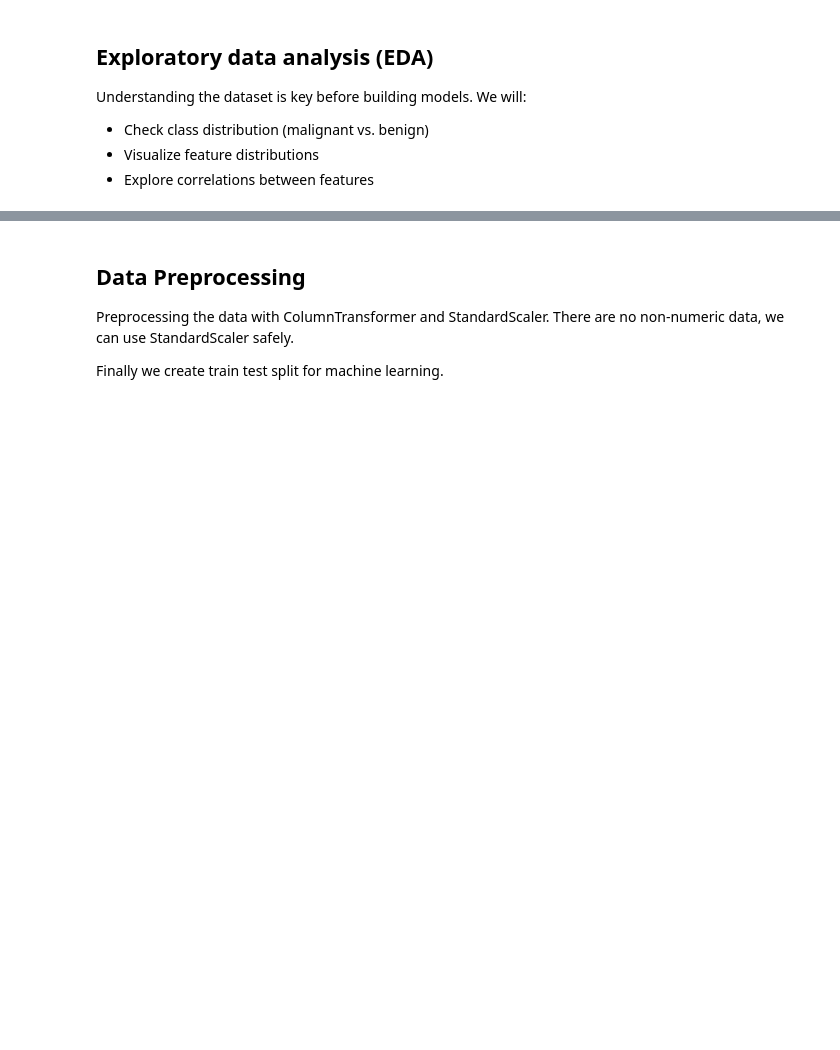
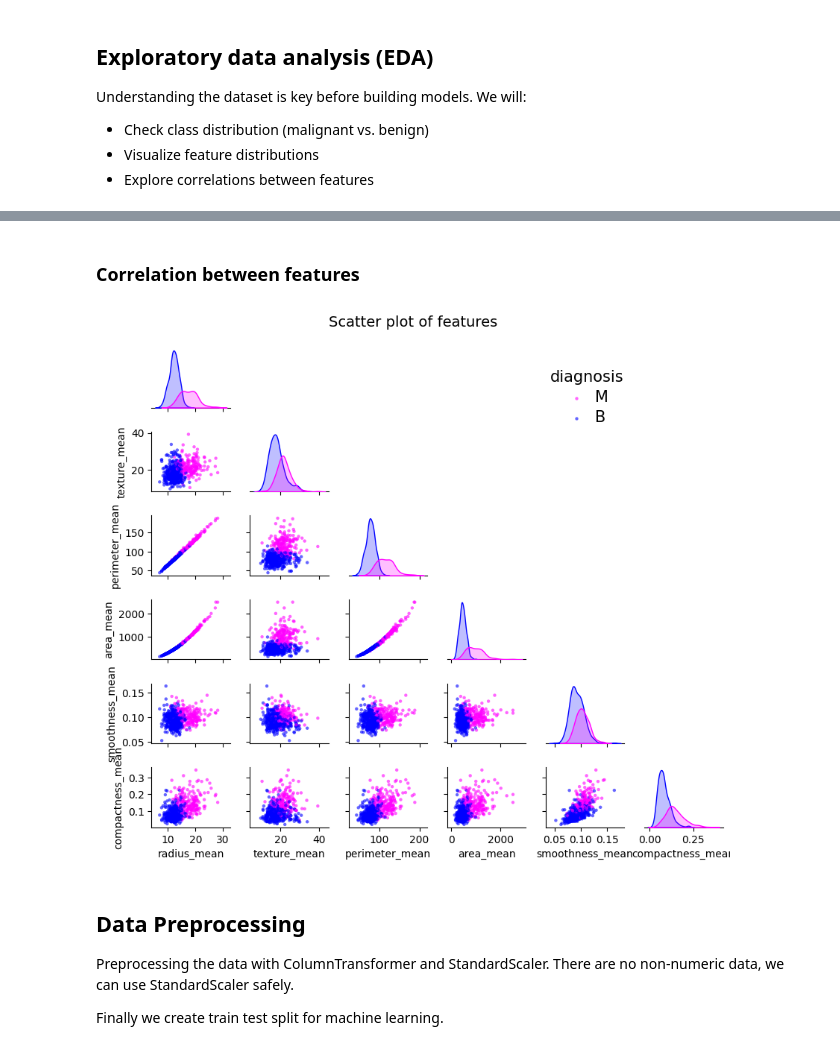
Before and after one commit to MahbubAlam231/BreastCancerPredictAI, a Jupyter notebook: BreastCancerPredictAI.ipynb, the cells around one changed output, grey strips where cells are left out. Drawn from its saved outputs; the diff is of its cells as text; code cells hidden in the pictures; blank space fills up the shorter version.

```diff
--- a/BreastCancerPredictAI.ipynb
+++ b/BreastCancerPredictAI.ipynb
@@ -99,3 +148,30 @@ print(y.head())
+# %% [markdown]
+### Correlation between features
+# %%
+cols = list(X.columns[:6]) + ["diagnosis"]
+
+fig_name = "Scatter plot of features"
+g = sns.pairplot(df[cols],
+                 hue="diagnosis",
+                 corner=True,
+                 plot_kws={'alpha': 0.6, 's': 10, 'edgecolor': 'none'},
+                 diag_kind="kde",
+                 palette={'B': 'blue', 'M': 'magenta'},
+                )
+
+g.fig.set_size_inches(9, 9)
+plt.setp(g._legend.get_texts(), fontsize=15)
+g._legend.get_title().set_fontsize(15)
+g._legend.set_bbox_to_anchor((0.8, 0.7))
+g.fig.canvas.manager.set_window_title(fig_name)
+g.fig.suptitle(fig_name, fontsize=14, y=0.90)
+g.fig.tight_layout(pad=2.5, rect=(0, 0.05, 1, 0.95))
+g.fig.subplots_adjust(hspace=0.4, wspace=0.25)
+
+g.fig.savefig('correlation_between_features.jpg')
+plt.show()
+# %% [output]
+[figure, added]
 # %% [markdown]
 ## Data Preprocessing
 
```
Also changed, not shown: parts of 20 cells of this notebook, 6 other files.
